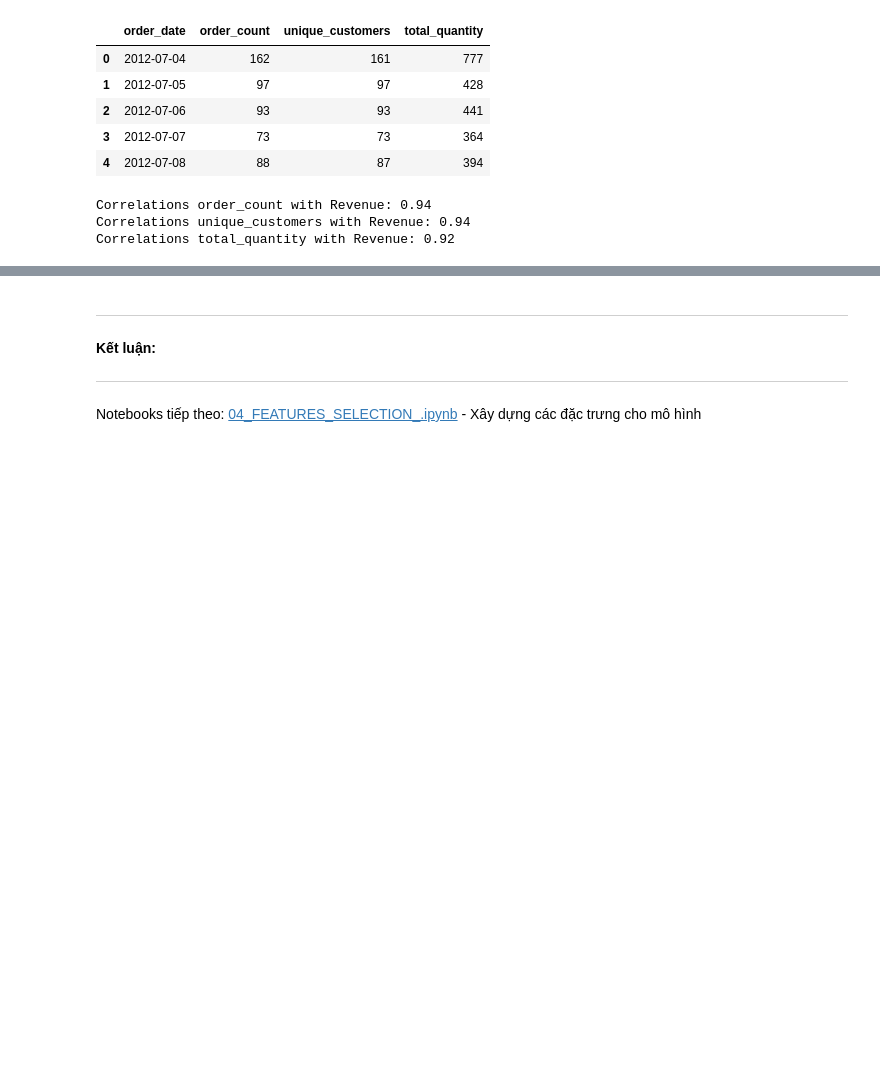
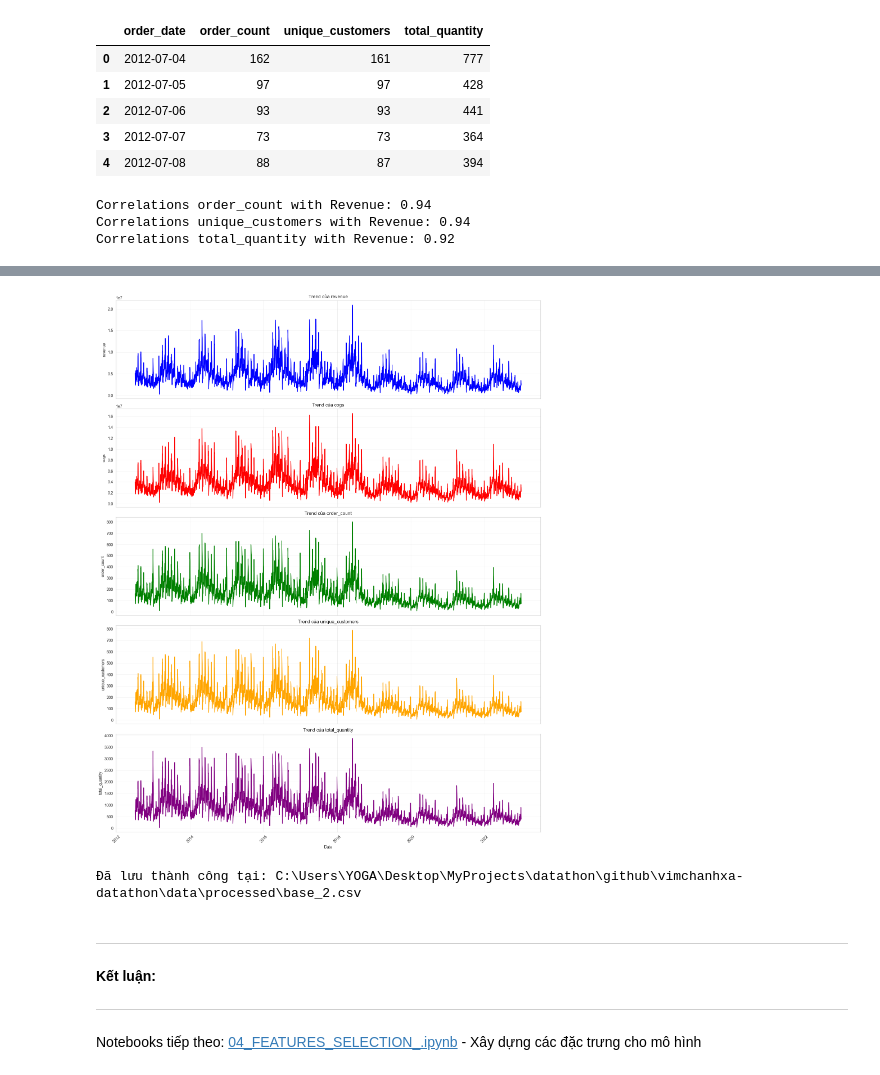
Before and after one commit to anhthu0910/vimchanhxa-datathon, a Jupyter notebook: notebooks/03_METHODS_.ipynb, the cells around one changed output, grey strips where cells are left out. Drawn from its saved outputs; the diff is of its cells as text; code cells hidden in the pictures; blank space fills up the shorter version.

Commit message:
Finish create data for forecast indirectly

```diff
--- a/notebooks/03_METHODS_.ipynb
+++ b/notebooks/03_METHODS_.ipynb
@@ -149,3 +194,57 @@ Dựa vào đó, chúng tôi sẽ xây dựng các mô hình dự đoán riêng
+# %%
+import matplotlib.pyplot as plt
+import seaborn as sns
+
+# Lọc train set
+df_train = df[df['is_test'] == 0].copy()
+
+# Sắp xếp theo ngày
+df_train = df_train.sort_values('date')
+
+# Các cột cần vẽ
+cols = [
+    'revenue',
+    'cogs',
+    'order_count',
+    'unique_customers',
+    'total_quantity'
+]
+
+# Màu riêng
+colors = ['blue', 'red', 'green', 'orange', 'purple']
+
+# Tạo subplot (KHÔNG sharey vì scale quá lệch)
+fig, axes = plt.subplots(
+    nrows=5,
+    ncols=1,
+    figsize=(16, 20),
+    sharex=True
+)
+
+sns.set_style("whitegrid")
+
+for i, col in enumerate(cols):
+    axes[i].plot(
+        df_train['date'],
+        df_train[col],
+        color=colors[i],
+        linewidth=1.8
+    )
+
+    axes[i].set_title(f'Trend của {col}', fontsize=12)
+    axes[i].set_ylabel(col)
+    axes[i].grid(True, alpha=0.3)
+
+axes[-1].set_xlabel('Date')
+plt.xticks(rotation=45)
+plt.tight_layout()
+plt.show()
+# %% [output]
+[figure, added]
+# %%
+save_to_processed(df, "base_2.csv")
+# %% [output]
+Đã lưu thành công tại: C:\Users\YOGA\Desktop\MyProjects\datathon\github\vimchanhxa-datathon\data\processed\base_2.csv
 # %% [markdown]
 ---
 **Kết luận:**
```
Also changed, not shown: parts of 6 cells of this notebook.
